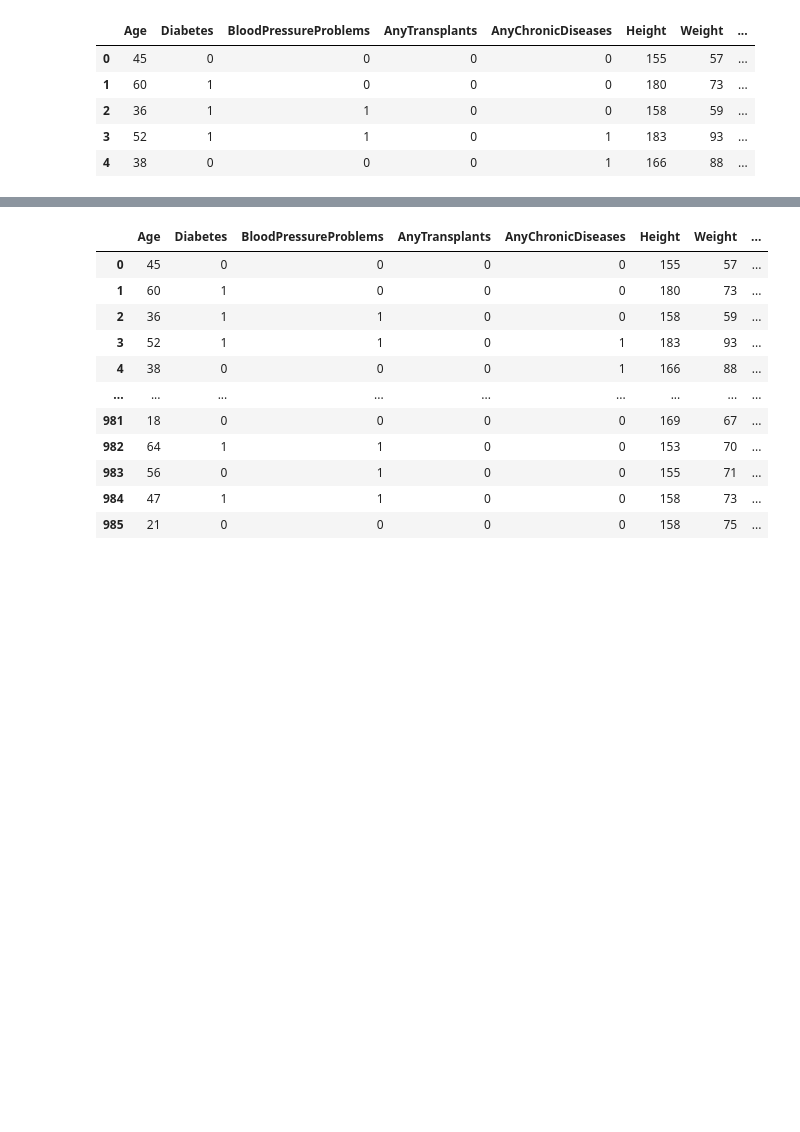
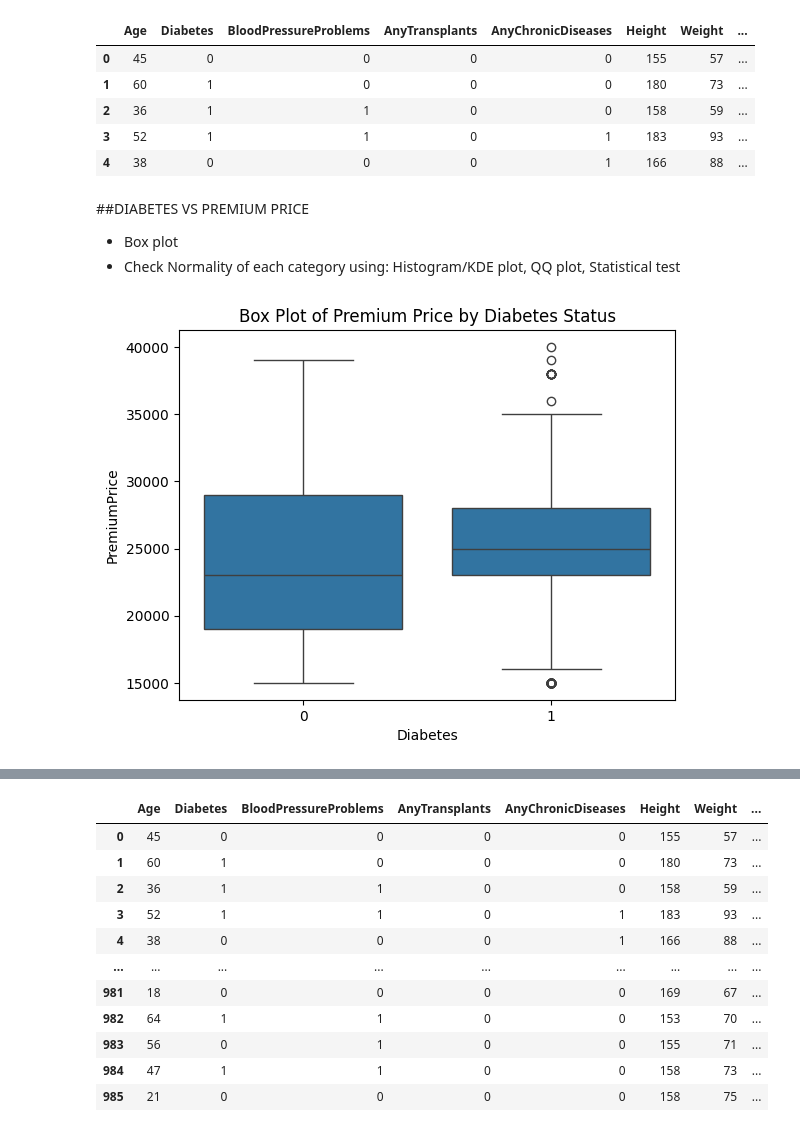
Before and after one commit to StellaShabin/Flask, a Jupyter notebook: Insurance_Cost_prediction_89_RF.ipynb, the cells around one changed output, grey strips where cells are left out. Saved outputs shown, nothing was run; the diff lists cells and outputs as text; code cells hidden in the pictures; blank space fills up the shorter version.

```diff
--- a/Insurance_Cost_prediction_89_RF.ipynb
+++ b/Insurance_Cost_prediction_89_RF.ipynb
@@ -22,3 +22,21 @@ df.head()
 | 2 | 36 | 1 | 1 | 0 | 0 | 158 | 59 | ... |
 | 3 | 52 | 1 | 1 | 0 | 1 | 183 | 93 | ... |
 | 4 | 38 | 0 | 0 | 0 | 1 | 166 | 88 | ... |
+# %% [markdown]
+##DIABETES VS PREMIUM PRICE
+
+
+*   Box plot
+*   Check Normality of each category using:
+       Histogram/KDE plot,
+       QQ plot,
+       Statistical test
+# %%
+import seaborn as sns
+import matplotlib.pyplot as plt
+#plt.figure(figsize=(8, 6))
+sns.boxplot(x='Diabetes', y='PremiumPrice', data=df)
+plt.title('Box Plot of Premium Price by Diabetes Status')
+plt.show()
+# %% [output]
+[figure, added]
```
Also changed, not shown: parts of 69 cells of this notebook.
